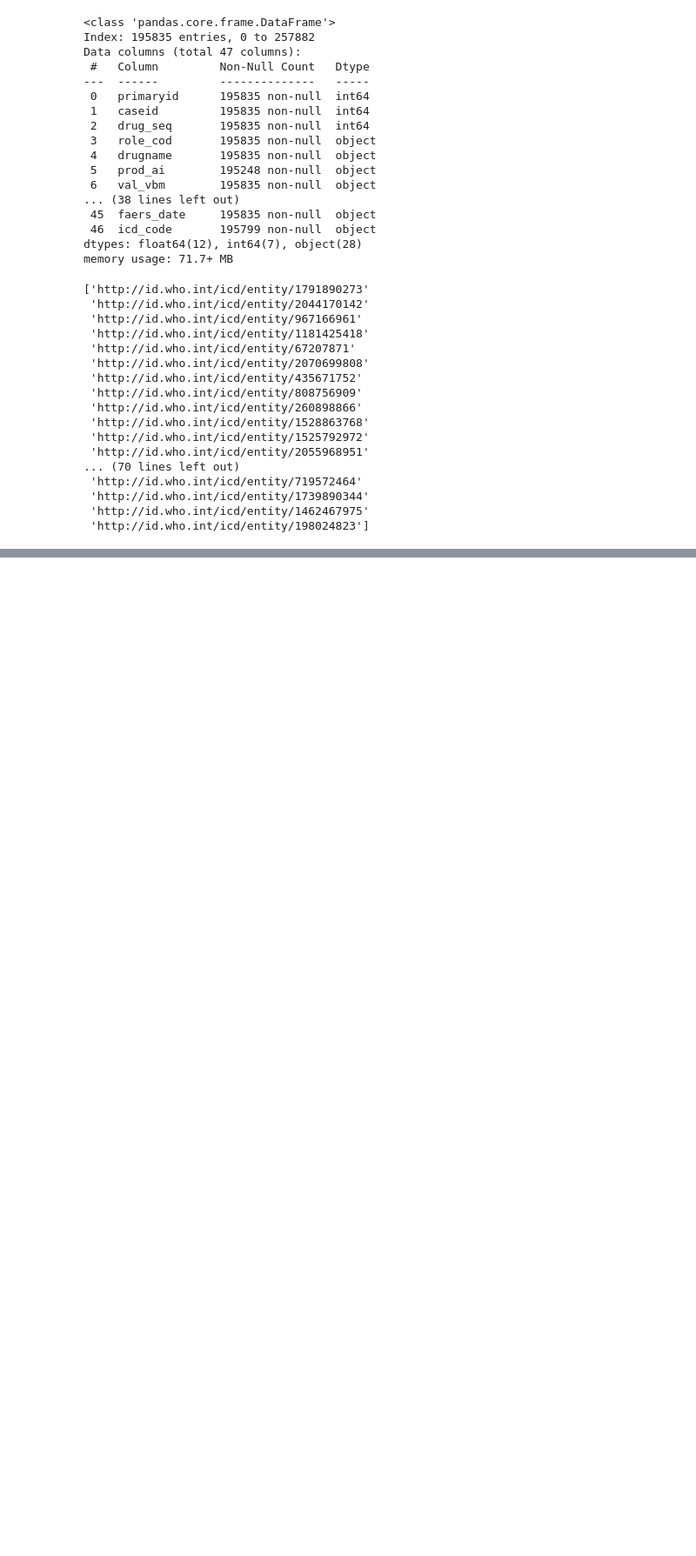
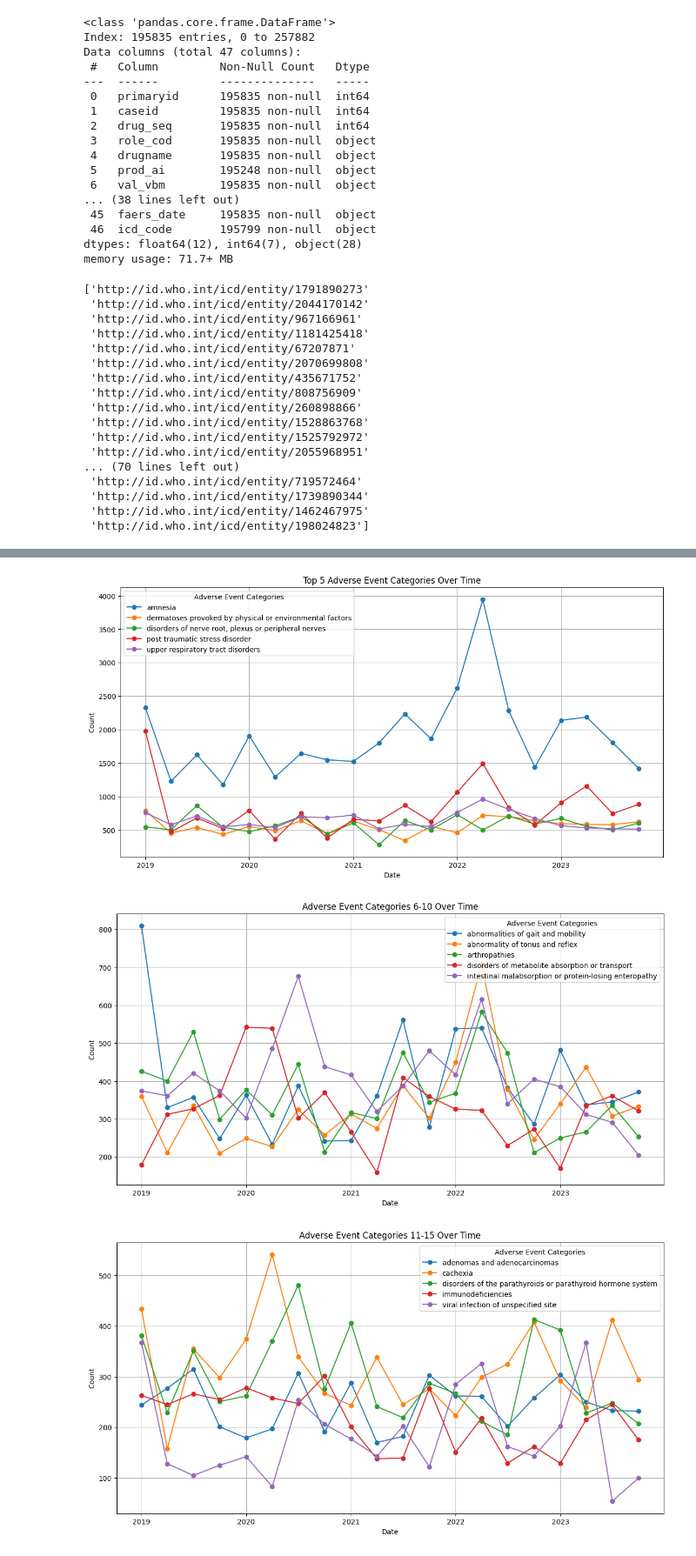
Before and after one commit to alexnguyeninsights/PartA_fda-project, a Jupyter notebook: Code_Research_FDA.ipynb, the cells around one changed output, grey strips where cells are left out. Shown at 87% size. Cells and saved outputs as stored; diff of their text form; code cells hidden in the pictures; blank space fills up the shorter version.

```diff
--- a/Code_Research_FDA.ipynb
+++ b/Code_Research_FDA.ipynb
@@ -625,0 +678,57 @@ AttributeError: 'DataFrame' object has no attribute 'icd_title'
+# %%
+import pandas as pd
+import matplotlib.pyplot as plt
+
+cleaned_fda['faers_date'] = pd.to_datetime(cleaned_fda['faers_date'], errors='coerce')
+
+# Ensure 'cate_ae' is a categorical variable
+cleaned_fda['cate_ae'] = cleaned_fda['cate_ae'].astype('category')
+
+# Aggregate the counts by 'faers_date' and 'cate_ae'
+aggregated_data = cleaned_fda.groupby(['faers_date', 'cate_ae']).size().reset_index(name='count')
+
+# Calculate the total counts for each category
+total_counts = aggregated_data.groupby('cate_ae')['count'].sum().sort_values(ascending=False)
+
+# Identify the top 20 categories
+top_5_cate = total_counts.head(5).index
+next_6_10_cate = total_counts.iloc[5:10].index
+next_11_15_cate = total_counts.iloc[10:15].index
+next_16_20_cate = total_counts.iloc[15:20].index
+
+# Filter the aggregated data for these categories
+top_5 = aggregated_data[aggregated_data['cate_ae'].isin(top_5_cate)]
+next_6_10 = aggregated_data[aggregated_data['cate_ae'].isin(next_6_10_cate)]
+next_11_15 = aggregated_data[aggregated_data['cate_ae'].isin(next_11_15_cate)]
+next_16_20 = aggregated_data[aggregated_data['cate_ae'].isin(next_16_20_cate)]
+
+# Plotting the top 20 categories
+def plot_category_data(data, title):
+    plt.figure(figsize=(14, 7))
+    categories = data['cate_ae'].unique()
+    for category in categories:
+        category_data = data[data['cate_ae'] == category]
+        plt.plot(category_data['faers_date'], category_data['count'], marker='o', label=category)
+
+    plt.title(title)
+    plt.xlabel('Date')
+    plt.ylabel('Count')
+    plt.legend(title='Adverse Event Categories')
+    plt.grid(True)
+    plt.show()
+
+# Plotting the top 5 categories
+plot_category_data(top_5, 'Top 5 Adverse Event Categories Over Time')
+
+# Plotting the next 6-10 categories
+plot_category_data(next_6_10, 'Adverse Event Categories 6-10 Over Time')
+
+# Plotting the next 11-15 categories
+plot_category_data(next_11_15, 'Adverse Event Categories 11-15 Over Time')
+
+# Plotting the next 16-20 categories
+plot_category_data(next_16_20, 'Adverse Event Categories 16-20 Over Time')
+# %% [output]
+[figure, added]
+[figure, added]
+[figure, added]
```
Also changed, not shown: parts of 5 cells of this notebook.
